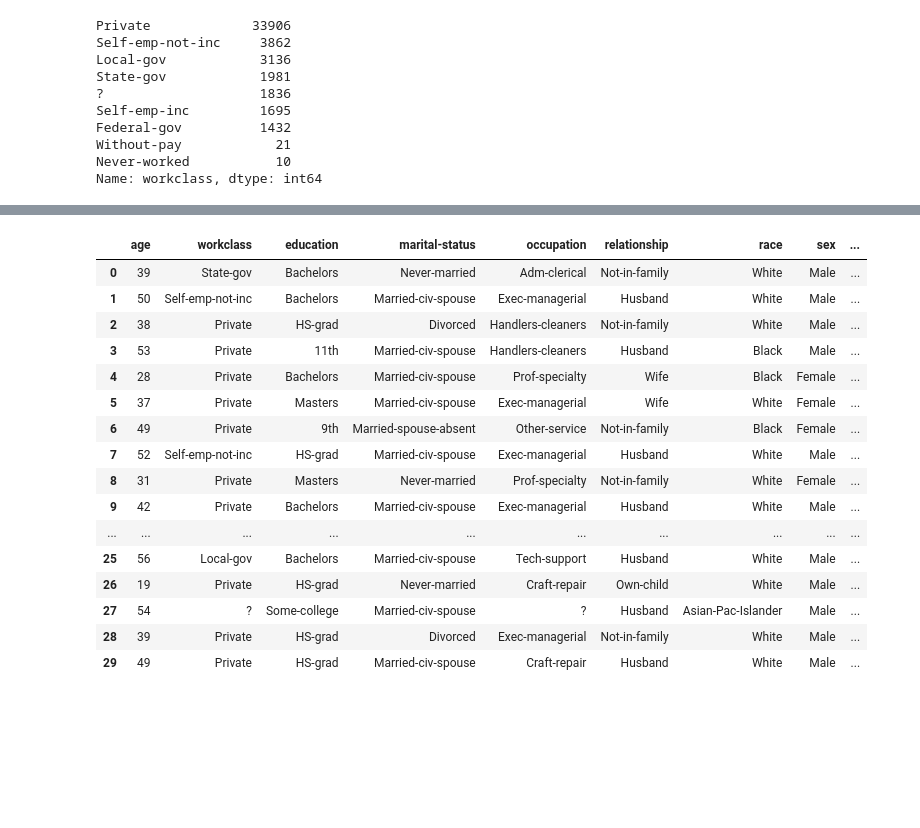
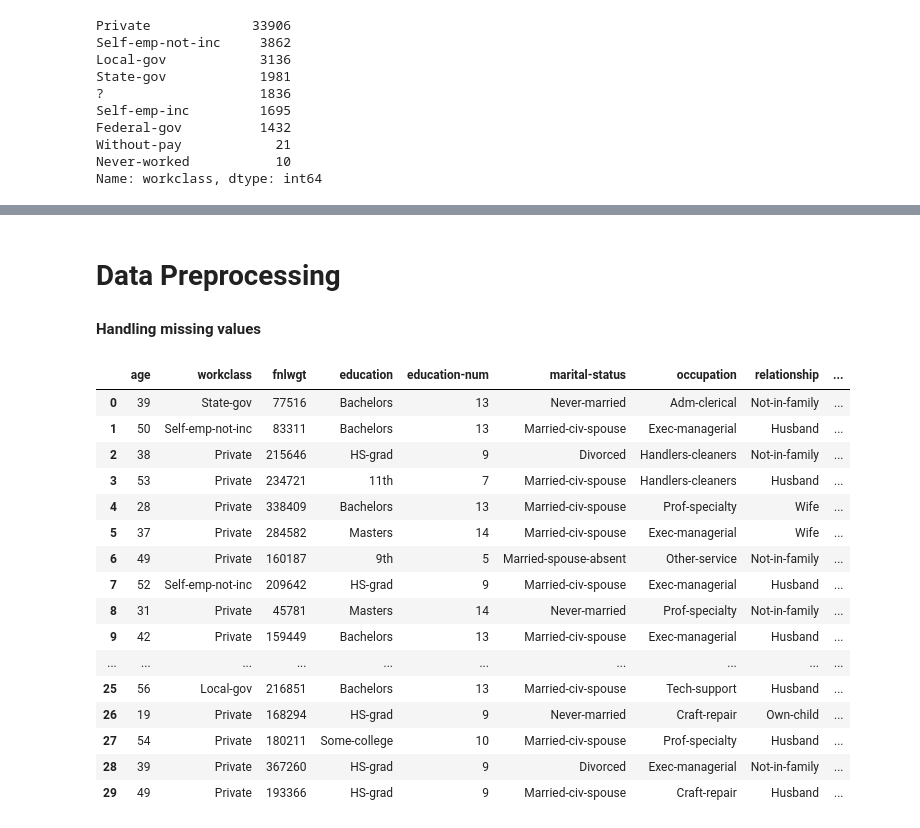
Before and after one commit to Thisuli-Amanethmi/ML-CW, a Jupyter notebook: ML_CW.ipynb, the cells around one changed output, grey strips where cells are left out. Drawn from its saved outputs; the diff is of its cells as text; code cells hidden in the pictures; blank space fills up the shorter version.

```diff
--- a/ML_CW.ipynb
+++ b/ML_CW.ipynb
@@ -160,0 +250,16 @@ X_new = X.drop(['fnlwgt', 'education-num'], axis=1)
+# %%
+# combing both X and y into a single dataframe
+data = X.copy()
+data['income'] = y
+
+# create a figure with 8 subplots
+fig, axes = plt.subplots(4, 2, figsize=(12, 24))
+
+sns.countplot(x='income', palette='coolwarm', hue='workclass', data=data, ax=axes[0][0])
+sns.countplot(x='income', palette='coolwarm', hue='occupation', data=data, ax=axes[0][1])
+sns.countplot(x='income', palette='coolwarm', hue='native-country', data=data, ax=axes[1][0])
+sns.countplot(x='income', palette='coolwarm', hue='education', data=data, ax=axes[1][1])
+sns.countplot(x='income', palette='coolwarm', hue='marital-status', data=data, ax=axes[2][0])
+sns.countplot(x='income', palette='coolwarm', hue='relationship', data=data, ax=axes[2][1])
+sns.countplot(x='income', palette='coolwarm', hue='race', data=data, ax=axes[3][0])
+sns.countplot(x='income', palette='coolwarm', hue='sex', data=data, ax=axes[3][1])
@@ -161,20 +269,30 @@ X_new = X.drop(['fnlwgt', 'education-num'], axis=1)
+# %% [markdown]
+# **Data Preprocessing**
+# %% [markdown]
+**Handling missing values**
+# %%
+# replace "?" with mode
+
+data['workclass'] = data['workclass'].replace('?', 'Private')
+data['occupation'] = data['occupation'].replace('?', 'Prof-specialty')
+data['native-country'] = data['native-country'].replace('?', 'United-States')
 # %%
-X_new.head(30)
+data.head(30)
 # %% [output]
-|  | age | workclass | education | marital-status | occupation | relationship | race | sex | ... |
-| 0 | 39 | State-gov | Bachelors | Never-married | Adm-clerical | Not-in-family | White | Male | ... |
-| 1 | 50 | Self-emp-not-inc | Bachelors | Married-civ-spouse | Exec-managerial | Husband | White | Male | ... |
-| 2 | 38 | Private | HS-grad | Divorced | Handlers-cleaners | Not-in-family | White | Male | ... |
-| 3 | 53 | Private | 11th | Married-civ-spouse | Handlers-cleaners | Husband | Black | Male | ... |
-| 4 | 28 | Private | Bachelors | Married-civ-spouse | Prof-specialty | Wife | Black | Female | ... |
-| 5 | 37 | Private | Masters | Married-civ-spouse | Exec-managerial | Wife | White | Female | ... |
-| 6 | 49 | Private | 9th | Married-spouse-absent | Other-service | Not-in-family | Black | Female | ... |
-| 7 | 52 | Self-emp-not-inc | HS-grad | Married-civ-spouse | Exec-managerial | Husband | White | Male | ... |
-| 8 | 31 | Private | Masters | Never-married | Prof-specialty | Not-in-family | White | Female | ... |
-| 9 | 42 | Private | Bachelors | Married-civ-spouse | Exec-managerial | Husband | White | Male | ... |
+|  | age | workclass | fnlwgt | education | education-num | marital-status | occupation | relationship | ... |
+| 0 | 39 | State-gov | 77516 | Bachelors | 13 | Never-married | Adm-clerical | Not-in-family | ... |
+| 1 | 50 | Self-emp-not-inc | 83311 | Bachelors | 13 | Married-civ-spouse | Exec-managerial | Husband | ... |
+| 2 | 38 | Private | 215646 | HS-grad | 9 | Divorced | Handlers-cleaners | Not-in-family | ... |
+| 3 | 53 | Private | 234721 | 11th | 7 | Married-civ-spouse | Handlers-cleaners | Husband | ... |
+| 4 | 28 | Private | 338409 | Bachelors | 13 | Married-civ-spouse | Prof-specialty | Wife | ... |
+| 5 | 37 | Private | 284582 | Masters | 14 | Married-civ-spouse | Exec-managerial | Wife | ... |
+| 6 | 49 | Private | 160187 | 9th | 5 | Married-spouse-absent | Other-service | Not-in-family | ... |
+| 7 | 52 | Self-emp-not-inc | 209642 | HS-grad | 9 | Married-civ-spouse | Exec-managerial | Husband | ... |
+| 8 | 31 | Private | 45781 | Masters | 14 | Never-married | Prof-specialty | Not-in-family | ... |
+| 9 | 42 | Private | 159449 | Bachelors | 13 | Married-civ-spouse | Exec-managerial | Husband | ... |
 | ... | ... | ... | ... | ... | ... | ... | ... | ... | ... |
-| 25 | 56 | Local-gov | Bachelors | Married-civ-spouse | Tech-support | Husband | White | Male | ... |
-| 26 | 19 | Private | HS-grad | Never-married | Craft-repair | Own-child | White | Male | ... |
-| 27 | 54 | ? | Some-college | Married-civ-spouse | ? | Husband | Asian-Pac-Islander | Male | ... |
-| 28 | 39 | Private | HS-grad | Divorced | Exec-managerial | Not-in-family | White | Male | ... |
-| 29 | 49 | Private | HS-grad | Married-civ-spouse | Craft-repair | Husband | White | Male | ... |
+| 25 | 56 | Local-gov | 216851 | Bachelors | 13 | Married-civ-spouse | Tech-support | Husband | ... |
+| 26 | 19 | Private | 168294 | HS-grad | 9 | Never-married | Craft-repair | Own-child | ... |
+| 27 | 54 | Private | 180211 | Some-college | 10 | Married-civ-spouse | Prof-specialty | Husband | ... |
+| 28 | 39 | Private | 367260 | HS-grad | 9 | Divorced | Exec-managerial | Not-in-family | ... |
+| 29 | 49 | Private | 193366 | HS-grad | 9 | Married-civ-spouse | Craft-repair | Husband | ... |
```
Also changed, not shown: parts of 49 cells of this notebook.
